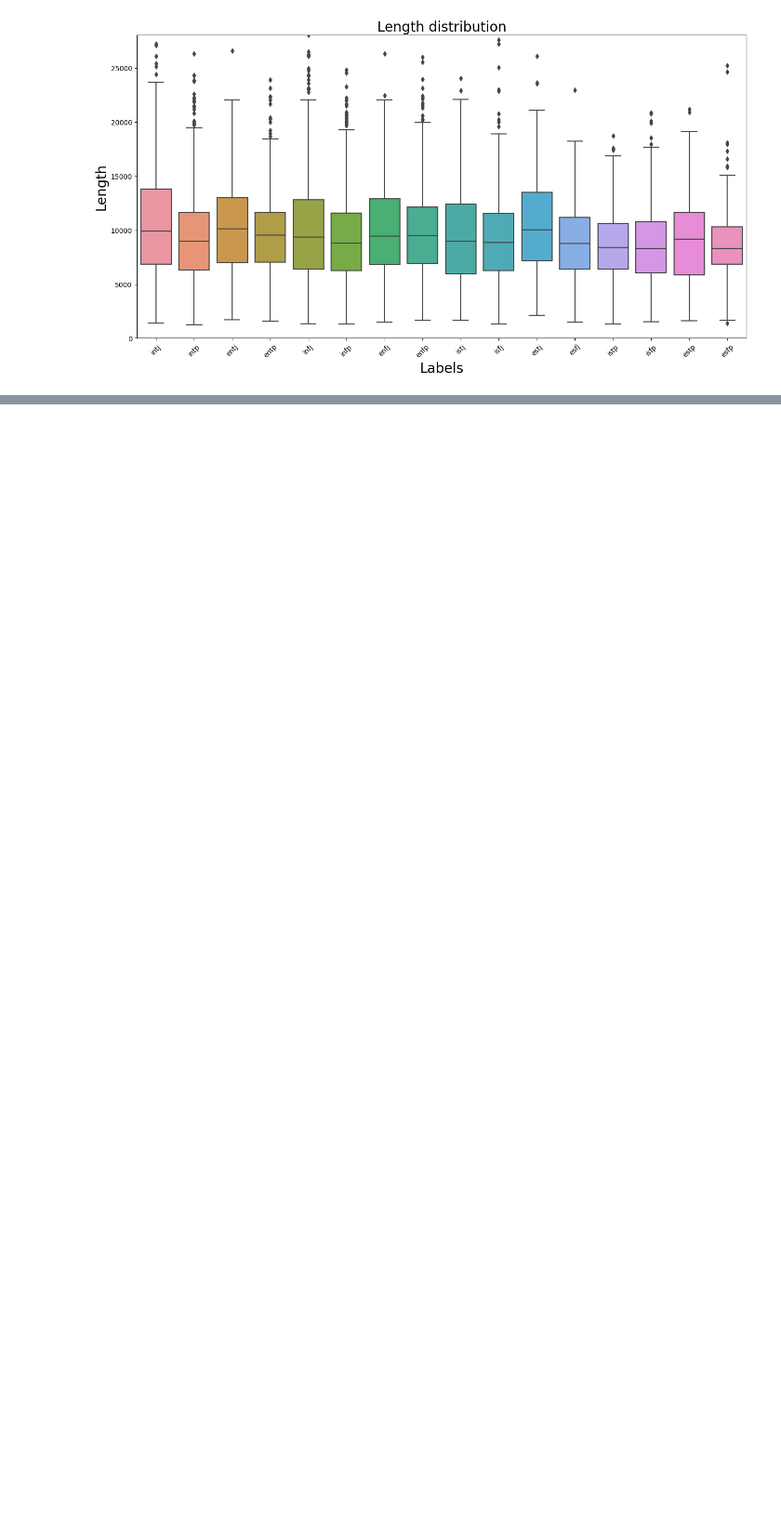
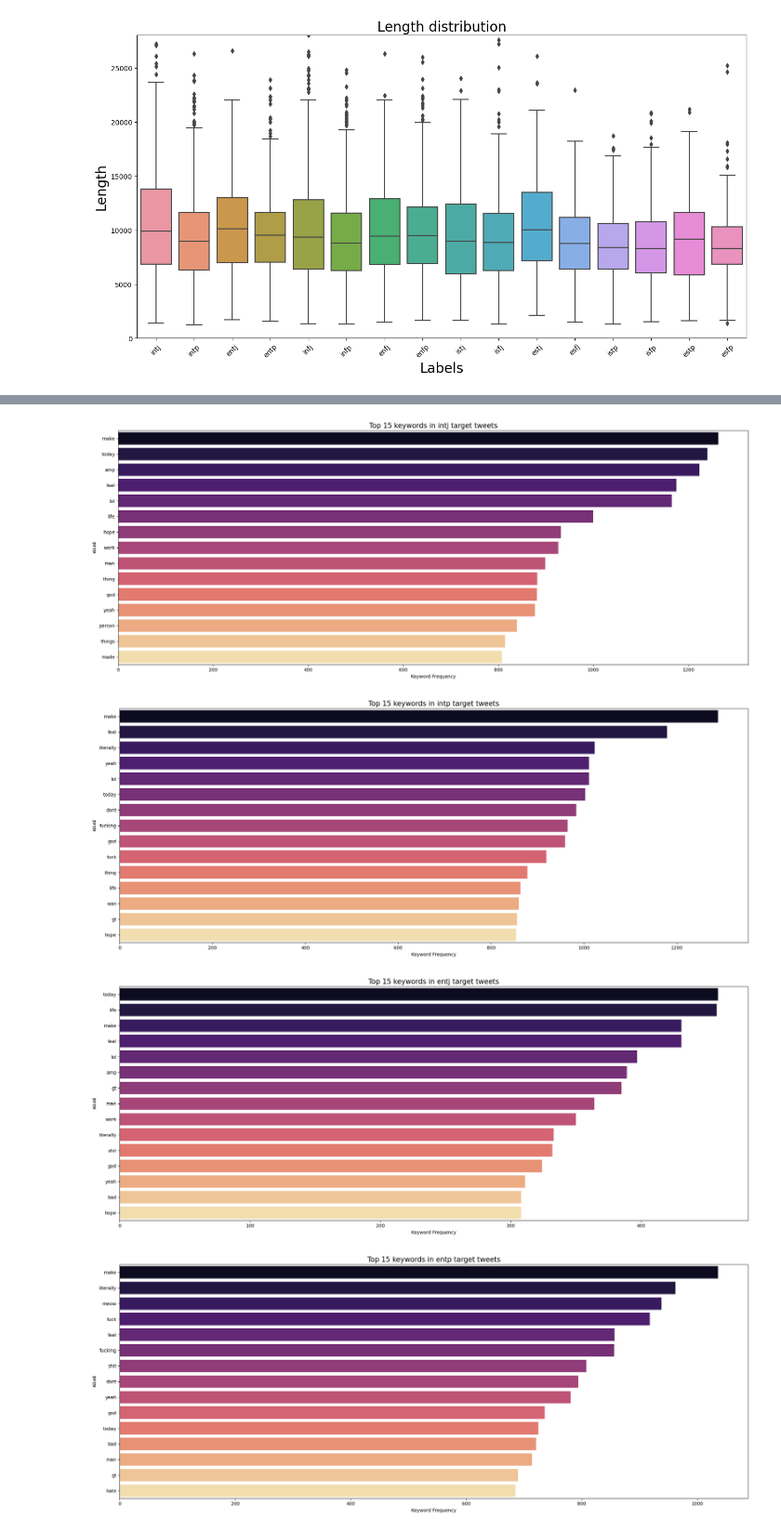
Before and after one commit to oopscompiled/nlp-project, a Jupyter notebook: notebooks/exploratory.ipynb, the cells around one changed output, grey strips where cells are left out. Shown at 93% size. Cells and saved outputs as stored; diff of their text form; code cells hidden in the pictures; blank space fills up the shorter version.

```diff
--- a/notebooks/exploratory.ipynb
+++ b/notebooks/exploratory.ipynb
@@ -150,0 +208,34 @@ plt.show()
+# %%
+import re
+
+# noisy words
+UNWANTED_WORDS = set([
+    "i", "it", "ur", "na", "omg", "people", "time", "good", "back", "gon", "day", "love", "happy", "lt", "kst", 'im'
+])
+
+for l in df['label'].unique():
+    label_text = " ".join(cat.strip() for cat in df[df.label == l]['text'])
+
+    words = nltk.tokenize.word_tokenize(label_text)
+
+    filtered_words = [
+        w for w in words if w.isalnum() and w not in STOPWORDS and w.lower() not in UNWANTED_WORDS
+    ]
+
+    label_keywords = nltk.FreqDist(filtered_words)
+    label_keywords = pd.DataFrame(label_keywords.most_common(15), columns=['Word', 'Frequency']).set_index('Word')
+
+    fig, ax = plt.subplots(figsize=(20, 8))
+    sns.barplot(y=label_keywords[0:15].index, x=label_keywords[0:15].Frequency, orient='h', ax=ax, palette="magma")
+
+    # settings
+    ax.set_title(f'Top 15 keywords in {l} target tweets', fontsize=15)
+    ax.set_xlabel('Keyword Frequency')
+
+    plt.tight_layout()
+    plt.show()
+# %% [output]
+[figure, added]
+[figure, added]
+[figure, added]
+[figure, added]
```
Also changed, not shown: parts of 15 cells of this notebook, 1 other file.
